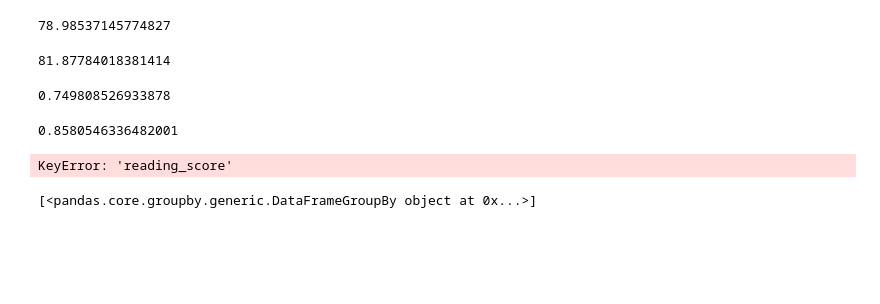
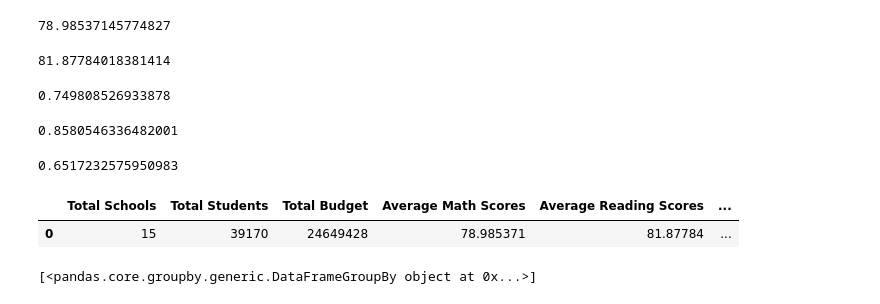
Before and after one commit to cwsepulv/pandas-challenge, a Jupyter notebook: PyCitySchools/PyCitySchools.ipynb, the cells around one changed output. Cells and saved outputs as stored; diff of their text form; code cells hidden in the pictures; blank space fills up the shorter version.

```diff
--- a/PyCitySchools/PyCitySchools.ipynb
+++ b/PyCitySchools/PyCitySchools.ipynb
@@ -59,3 +78,6 @@ array(['Huang High School', 'Figueroa High School', 'Shelton High School',
        'Holden High School', 'Pena High School', 'Wright High School',
        'Rodriguez High School', 'Johnson High School', 'Ford High School',
        'Thomas High School'], dtype=object)
+# %%
+numberofSchools= len(uniqueShools)
+numberofSchools
@@ -62,5 +86,5 @@ array(['Huang High School', 'Figueroa High School', 'Shelton High School',
 # %%
 # Calculate the total number of students
-countStudents= school_data_merged['Student ID'].value_counts()
+countStudents= school_data_merged['Student ID'].count()
 countStudents
 # %% [output]
@@ -79,5 +92,6 @@ Name: Student ID, Length: 39170, dtype: int64
 # %%
 # Calculate the total budget
-totalBudget= school_data_merged['budget'].sum()
-totalBudget
+totalBudget= school_data_merged['budget'].unique ()
+sumtotalBudget = totalBudget.sum()
+sumtotalBudget
 # %% [output]
@@ -110,8 +124,8 @@ percentage_passingReading
 0.8580546336482001
 # %%
 # Calculate the percentage of students who passed math **and** reading (% Overall Passing)
-passingBoth= school_data_merged[(school_data_merged['math_score']['reading_score']>=70)].count()['math_score']['reading_score']
-percentage_passingBoth= passingBoth/school_data_merged.count()['math_score']['reading_score']
+passingBoth= school_data_merged[(school_data_merged['math_score'] >=70) & (school_data_merged['reading_score']>=70)].count()['student_name']
+percentage_passingBoth= passingBoth/school_data_merged.count()['Student ID']
 percentage_passingBoth
 # %% [output]
-KeyError: 'reading_score'
+0.6517232575950983
@@ -120,3 +132,18 @@ KeyError: 'reading_score'
+# %%
+districtSummary_df = pd.DataFrame({
+    "Total Schools": [numberofSchools],
+    "Total Students": [countStudents],
+    "Total Budget": [sumtotalBudget],
+    "Average Math Scores":[average_mathScores],
+    "Average Reading Scores": [average_readingScores],
+    "% Passing Math": [percentage_passingMath *100],
+    "% Passing Reading": [percentage_passingReading *100],
+    "% Overall Passing": [percentage_passingBoth *100]
+    })
+districtSummary_df
+# %% [output]
+|  | Total Schools | Total Students | Total Budget | Average Math Scores | Average Reading Scores | ... |
+| 0 | 15 | 39170 | 24649428 | 78.985371 | 81.87784 | ... |
 # %%
 # Optional: give the displayed data cleaner formatting
 # %%
```
Also changed, not shown: parts of 25 cells of this notebook, 1 other file.
